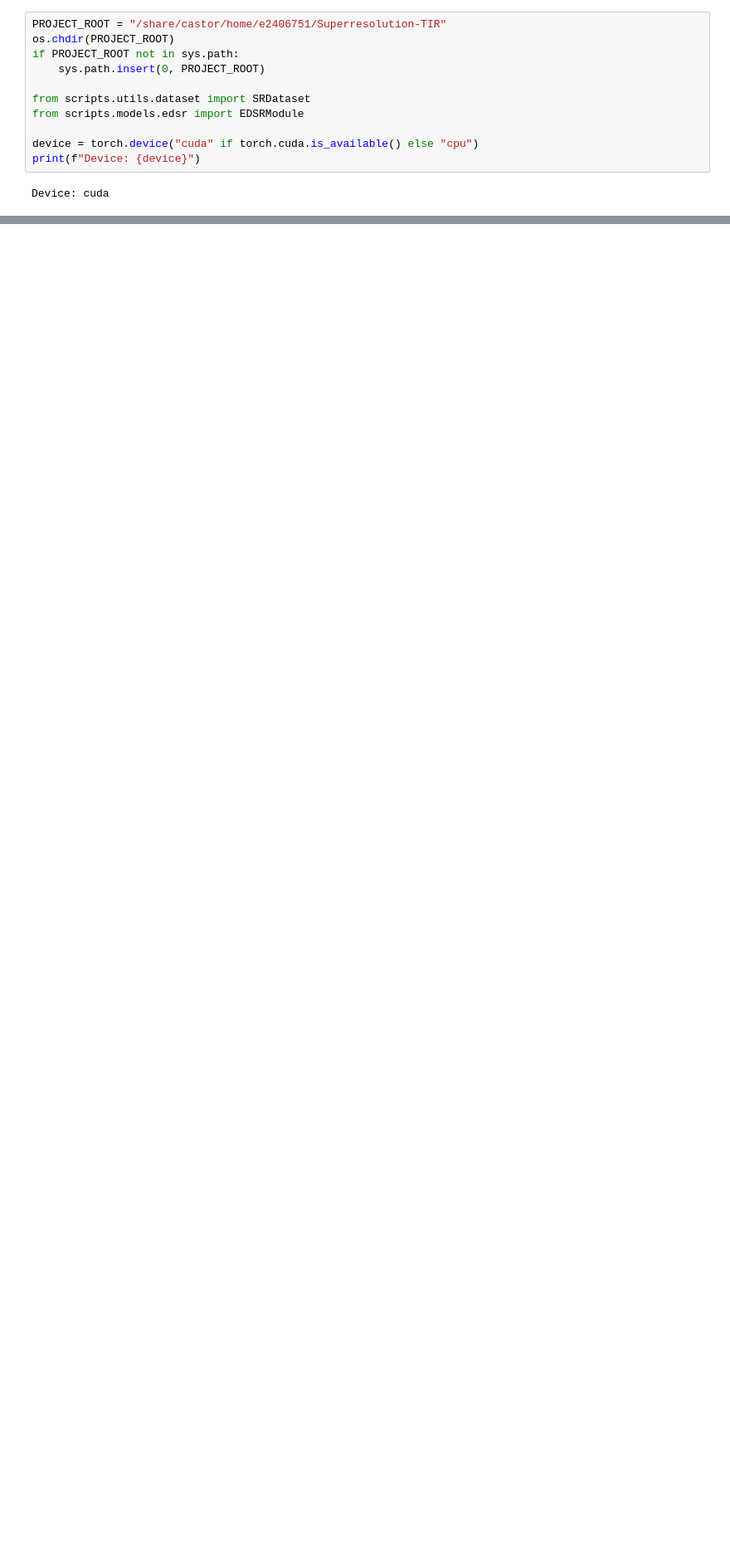
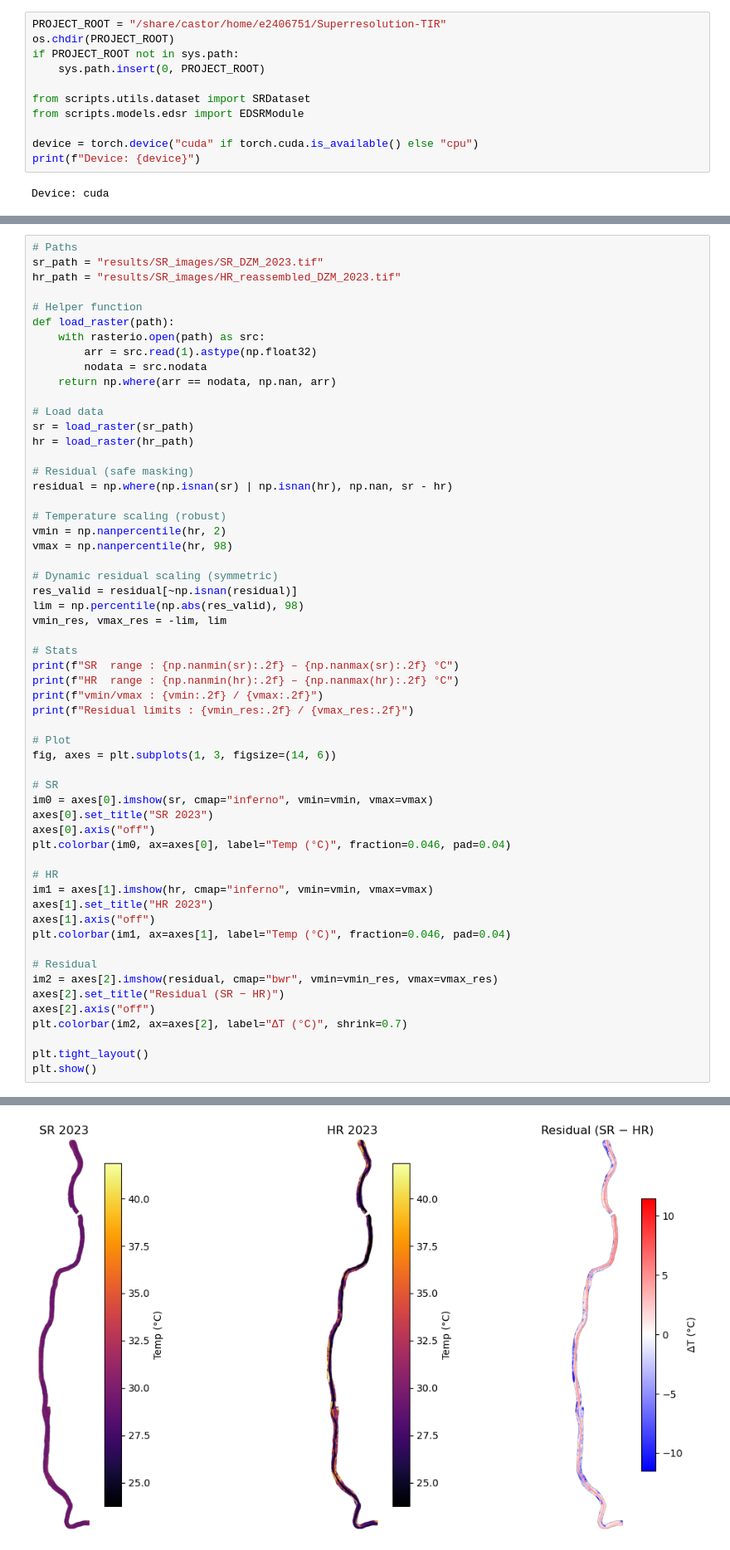
Before and after one commit to Ethel-Ogallo/Superresolution-TIR, a Jupyter notebook: notebooks/01_sanitychecks.ipynb, the cells around one changed output, grey strips where cells are left out. Shown at 83% size. Saved outputs shown, nothing was run; the diff lists cells and outputs as text; blank space fills up the shorter version.

Commit message:
refactor:dynamic data range def instead of hardcoded

```diff
--- a/notebooks/01_sanitychecks.ipynb
+++ b/notebooks/01_sanitychecks.ipynb
@@ -322,0 +324,58 @@ vmin/vmax : 24.78 / 40.16
+# %%
+# Paths
+sr_path = "results/SR_images/SR_DZM_2023.tif"
+hr_path = "results/SR_images/HR_reassembled_DZM_2023.tif"
+
+# Helper function
+def load_raster(path):
+    with rasterio.open(path) as src:
+        arr = src.read(1).astype(np.float32)
+        nodata = src.nodata
+    return np.where(arr == nodata, np.nan, arr)
+
+# Load data
+sr = load_raster(sr_path)
+hr = load_raster(hr_path)
+
+# Residual (safe masking)
+residual = np.where(np.isnan(sr) | np.isnan(hr), np.nan, sr - hr)
+
+# Temperature scaling (robust)
+vmin = np.nanpercentile(hr, 2)
+vmax = np.nanpercentile(hr, 98)
+
+# Dynamic residual scaling (symmetric)
+res_valid = residual[~np.isnan(residual)]
+lim = np.percentile(np.abs(res_valid), 98)
+vmin_res, vmax_res = -lim, lim
+
+# Stats
+print(f"SR  range : {np.nanmin(sr):.2f} – {np.nanmax(sr):.2f} °C")
+print(f"HR  range : {np.nanmin(hr):.2f} – {np.nanmax(hr):.2f} °C")
+print(f"vmin/vmax : {vmin:.2f} / {vmax:.2f}")
+print(f"Residual limits : {vmin_res:.2f} / {vmax_res:.2f}")
+
+# Plot
+fig, axes = plt.subplots(1, 3, figsize=(14, 6))
+
+# SR
+im0 = axes[0].imshow(sr, cmap="inferno", vmin=vmin, vmax=vmax)
+axes[0].set_title("SR 2023")
+axes[0].axis("off")
+plt.colorbar(im0, ax=axes[0], label="Temp (°C)", fraction=0.046, pad=0.04)
+
+# HR
+im1 = axes[1].imshow(hr, cmap="inferno", vmin=vmin, vmax=vmax)
+axes[1].set_title("HR 2023")
+axes[1].axis("off")
+plt.colorbar(im1, ax=axes[1], label="Temp (°C)", fraction=0.046, pad=0.04)
+
+# Residual
+im2 = axes[2].imshow(residual, cmap="bwr", vmin=vmin_res, vmax=vmax_res)
+axes[2].set_title("Residual (SR − HR)")
+axes[2].axis("off")
+plt.colorbar(im2, ax=axes[2], label="ΔT (°C)", shrink=0.7)
+
+plt.tight_layout()
+plt.show()
+# %% [output]
@@ -322,0 +386 @@ vmin/vmax : 24.78 / 40.16
+[figure, added]
```
Also changed, not shown: parts of 11 cells of this notebook, 6 other files.
